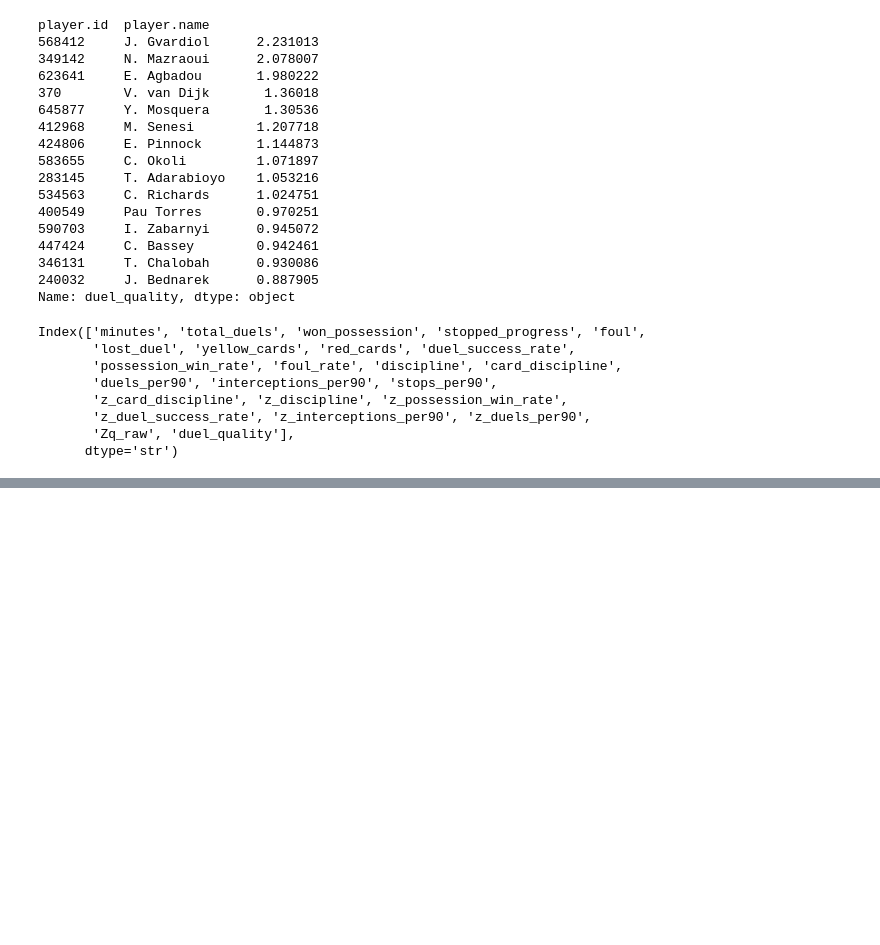
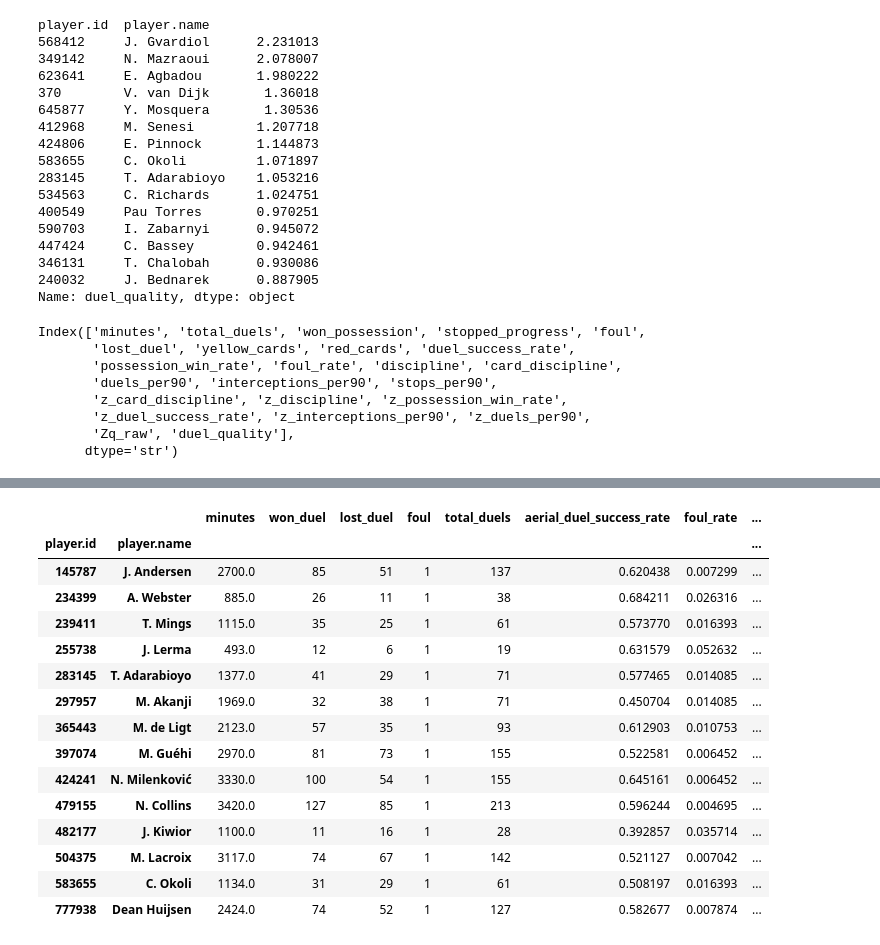
Before and after one commit to Giorgis3/Twelve-GPT-Educational-Giorgis, a Jupyter notebook: nbs/qualities.ipynb, the cells around one changed output, grey strips where cells are left out. Saved outputs shown, nothing was run; the diff lists cells and outputs as text; code cells hidden in the pictures; blank space fills up the shorter version.

```diff
--- a/nbs/qualities.ipynb
+++ b/nbs/qualities.ipynb
@@ -1202,0 +1484,12 @@ ground_duels = cb_events[cb_events["groundDuel"].notna()]
+# %%
+aerial_duel_summary = (
+    aerial_duels_with_fouls
+    .groupby(["player.id", "player.name"])["duel_outcome"]
+    .value_counts()
+    .unstack(fill_value=0)
+)
+aerial_duel_summary["total_duels"] = aerial_duel_summary.sum(axis=1)
+aerial_duel_summary = aerial_duel_summary[
+    [ "won_duel", "lost_duel", "foul", "total_duels"]
+]
+aerial_duel_summary
@@ -1202,0 +1511,39 @@ ground_duels = cb_events[cb_events["groundDuel"].notna()]
+# %%
+aerial_duel_summary = aerial_duel_summary.reset_index().merge(
+    minutes_per_player,
+    left_on="player.id",
+    right_on="player_id",
+    how="left"
+).set_index(["player.id", "player.name"])
+
+# Reorder columns to put minutes first
+cols = ["minutes"] + [col for col in aerial_duel_summary.columns if col != "minutes" and col != "player_id"]
+aerial_duel_summary = aerial_duel_summary[cols]
+# %%
+# Calculate duel success rate
+aerial_duel_summary["aerial_duel_success_rate"] = (
+    aerial_duel_summary["won_duel"] / aerial_duel_summary["total_duels"]
+)
+
+# Calculate foul rate and discipline
+# aerial_duel_summary["foul_rate"] = aerial_duel_summary["foul"] / aerial_duel_summary["total_duels"]
+# aerial_duel_summary["discipline"] = 1 - aerial_duel_summary["foul_rate"]
+# %%
+aerial_duel_summary[aerial_duel_summary["foul"] > 0]
+# %% [output]
+|  |  | minutes | won_duel | lost_duel | foul | total_duels | aerial_duel_success_rate | foul_rate | ... |
+| player.id | player.name |  |  |  |  |  |  |  | ... |
+| 145787 | J. Andersen | 2700.0 | 85 | 51 | 1 | 137 | 0.620438 | 0.007299 | ... |
+| 234399 | A. Webster | 885.0 | 26 | 11 | 1 | 38 | 0.684211 | 0.026316 | ... |
+| 239411 | T. Mings | 1115.0 | 35 | 25 | 1 | 61 | 0.573770 | 0.016393 | ... |
+| 255738 | J. Lerma | 493.0 | 12 | 6 | 1 | 19 | 0.631579 | 0.052632 | ... |
+| 283145 | T. Adarabioyo | 1377.0 | 41 | 29 | 1 | 71 | 0.577465 | 0.014085 | ... |
+| 297957 | M. Akanji | 1969.0 | 32 | 38 | 1 | 71 | 0.450704 | 0.014085 | ... |
+| 365443 | M. de Ligt | 2123.0 | 57 | 35 | 1 | 93 | 0.612903 | 0.010753 | ... |
+| 397074 | M. Guéhi | 2970.0 | 81 | 73 | 1 | 155 | 0.522581 | 0.006452 | ... |
+| 424241 | N. Milenković | 3330.0 | 100 | 54 | 1 | 155 | 0.645161 | 0.006452 | ... |
+| 479155 | N. Collins | 3420.0 | 127 | 85 | 1 | 213 | 0.596244 | 0.004695 | ... |
+| 482177 | J. Kiwior | 1100.0 | 11 | 16 | 1 | 28 | 0.392857 | 0.035714 | ... |
+| 504375 | M. Lacroix | 3117.0 | 74 | 67 | 1 | 142 | 0.521127 | 0.007042 | ... |
+| 583655 | C. Okoli | 1134.0 | 31 | 29 | 1 | 61 | 0.508197 | 0.016393 | ... |
+| 777938 | Dean Huijsen | 2424.0 | 74 | 52 | 1 | 127 | 0.582677 | 0.007874 | ... |
```
Also changed, not shown: parts of 61 cells of this notebook.
